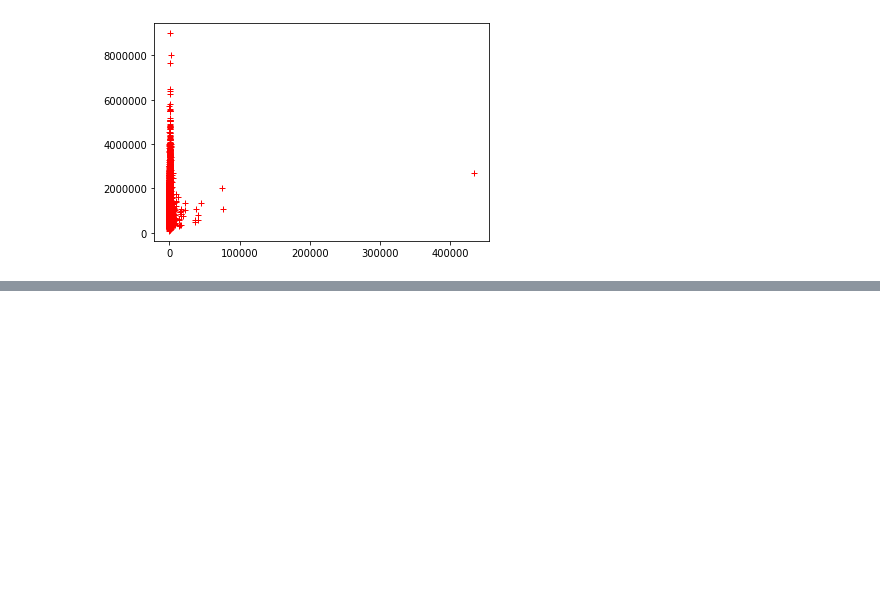
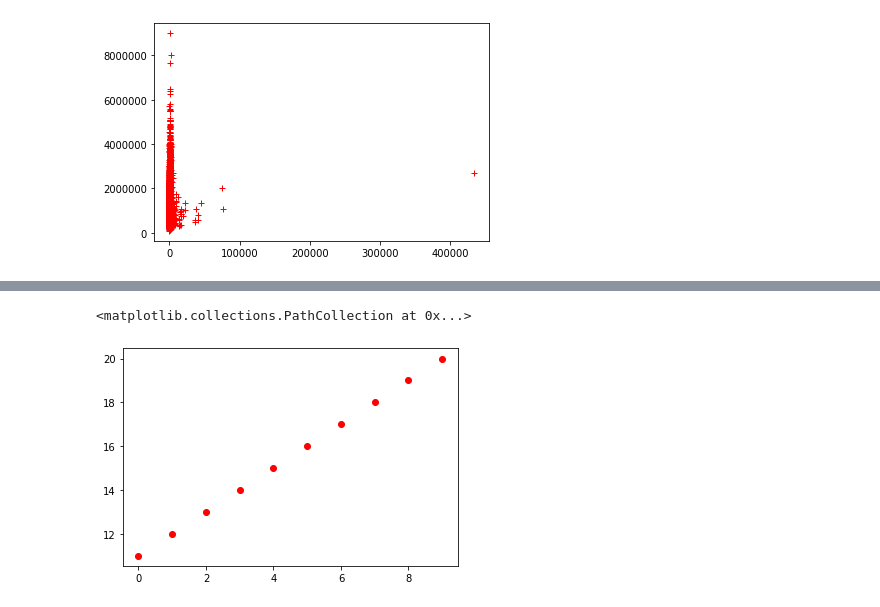
Before and after one commit to bisalgt/playground, a Jupyter notebook: kagle apartment data and using models.ipynb, the cells around one changed output, grey strips where cells are left out. Cells and saved outputs as stored; diff of their text form; code cells hidden in the pictures; blank space fills up the shorter version.

```diff
--- a/kagle apartment data and using models.ipynb
+++ b/kagle apartment data and using models.ipynb
@@ -46,0 +263,5 @@ ax.plot(X, y, 'r+')
+# %%
+plt.scatter(x, y, c='r')
+# %% [output]
+<matplotlib.collections.PathCollection at 0x...>
+[figure, added]
```
Also changed, not shown: parts of 63 cells of this notebook, 1 other file.
